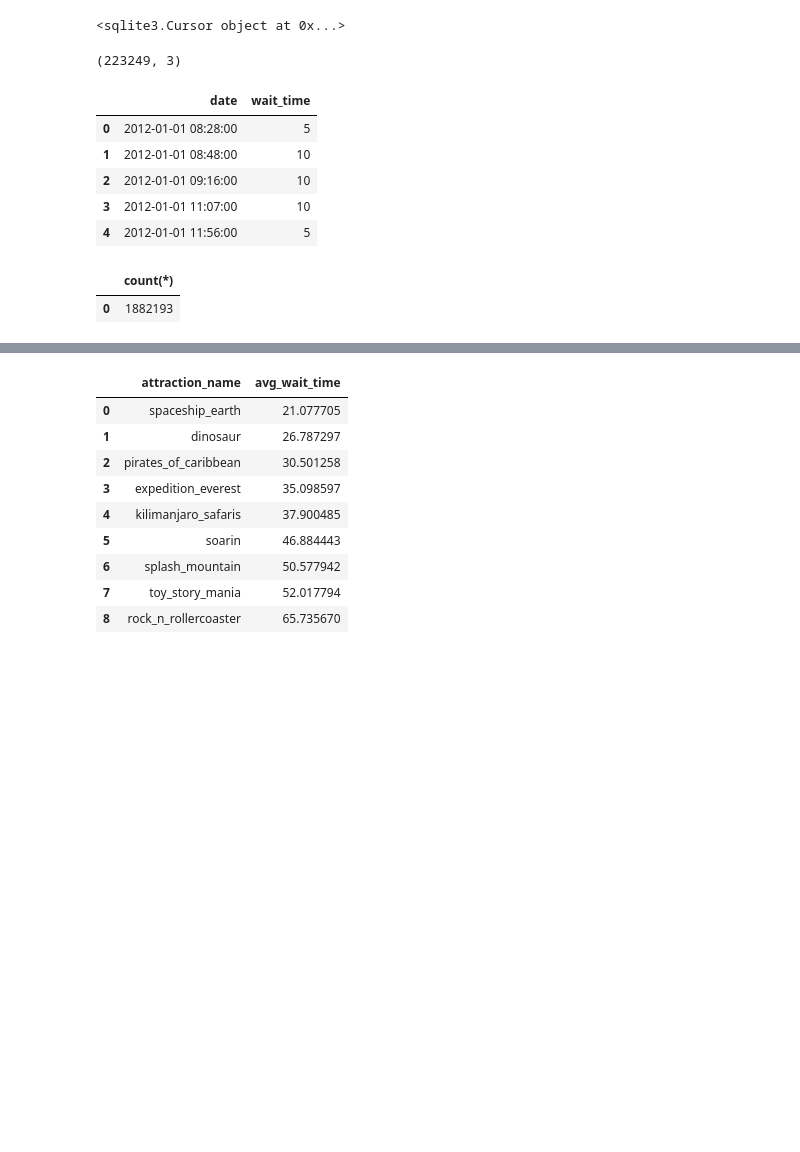
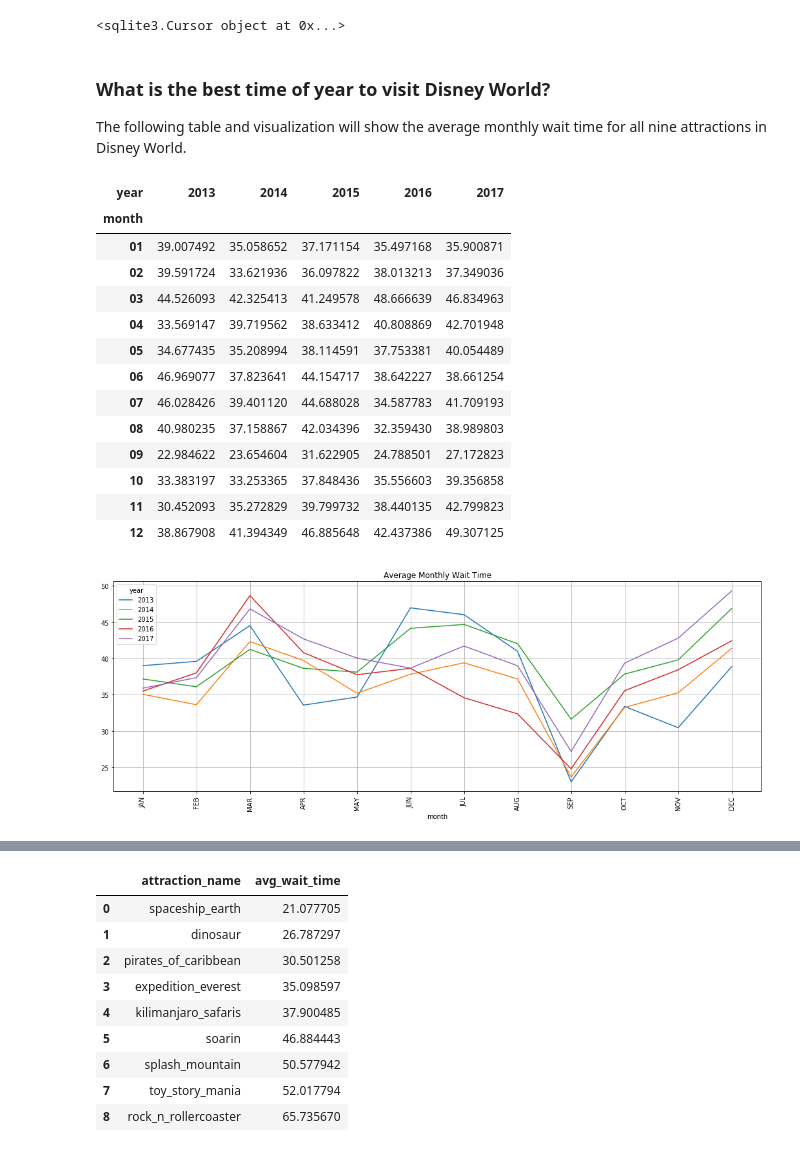
Before and after one commit to jeffkempster/codelouisville, a Jupyter notebook: Disney Wait Times.ipynb, the cells around one changed output, grey strips where cells are left out. Saved outputs shown, nothing was run; the diff lists cells and outputs as text; code cells hidden in the pictures; blank space fills up the shorter version.

```diff
--- a/Disney Wait Times.ipynb
+++ b/Disney Wait Times.ipynb
@@ -342,25 +346,55 @@ data = conn.execute('select * from wait_times limit 10')
 print(data)
 # %% [output]
 <sqlite3.Cursor object at 0x...>
-# %%
-df.shape
-# %% [output]
-(223249, 3)
-# %%
-con = sqlite3.connect("wait_times.db")
-wait_times_df = pd.read_sql_query("SELECT date, wait_time FROM wait_times", con)
-wait_times_df.head()
-# %% [output]
-|  | date | wait_time |
-| 0 | 2012-01-01 08:28:00 | 5 |
-| 1 | 2012-01-01 08:48:00 | 10 |
-| 2 | 2012-01-01 09:16:00 | 10 |
-| 3 | 2012-01-01 11:07:00 | 10 |
-| 4 | 2012-01-01 11:56:00 | 5 |
-# %%
-con = sqlite3.connect("wait_times.db")
-wait_times_df = pd.read_sql_query("SELECT count(*) FROM wait_times", con)
-wait_times_df
-# %% [output]
-|  | count(*) |
-| 0 | 1882193 |
+# %% [markdown]
+### What is the best time of year to visit Disney World?
+The following table and visualization will show the average monthly wait time for all nine attractions in Disney World.
+# %%
+# connect to the sqlite database
+conn = sqlite3.connect("wait_times.db")
+c = conn.cursor()
+
+# SQL average by month between dates
+sql = """
+SELECT strftime('%Y', date) as year,
+       strftime('%m', date) as month,
+       avg(wait_time) as avg_wait_time
+FROM wait_times
+WHERE wait_time > 0
+AND date between '2013-01-01' and '2017-12-31'
+GROUP BY year, month
+ORDER BY year, month
+"""
+
+# this will return a long list of the results
+average_by_year_df = pd.read_sql_query(sql, conn)
+
+# pivot on year to create a grid of resutls by year
+# this will setup the data for the line plot
+average_by_year_df = average_by_year_df.pivot(index='month', columns='year', values='avg_wait_time')
+
+# table view of the data
+display(average_by_year_df)
+
+# visualization of the data with a line chart
+ax = average_by_year_df.plot(figsize=(18,6))
+ax.set_xticks(range(len(average_by_year_df)))
+ax.set_xticklabels(["JAN", "FEB", "MAR", "APR", "MAY", "JUN", "JUL", "AUG", "SEP", "OCT", "NOV", "DEC"], rotation=90);
+ax.set_title('Average Monthly Wait Time')
+ax.grid(True)
+# %% [output]
+| year | 2013 | 2014 | 2015 | 2016 | 2017 |
+| month |  |  |  |  |  |
+| 01 | 39.007492 | 35.058652 | 37.171154 | 35.497168 | 35.900871 |
+| 02 | 39.591724 | 33.621936 | 36.097822 | 38.013213 | 37.349036 |
+| 03 | 44.526093 | 42.325413 | 41.249578 | 48.666639 | 46.834963 |
+| 04 | 33.569147 | 39.719562 | 38.633412 | 40.808869 | 42.701948 |
+| 05 | 34.677435 | 35.208994 | 38.114591 | 37.753381 | 40.054489 |
+| 06 | 46.969077 | 37.823641 | 44.154717 | 38.642227 | 38.661254 |
+| 07 | 46.028426 | 39.401120 | 44.688028 | 34.587783 | 41.709193 |
+| 08 | 40.980235 | 37.158867 | 42.034396 | 32.359430 | 38.989803 |
+| 09 | 22.984622 | 23.654604 | 31.622905 | 24.788501 | 27.172823 |
+| 10 | 33.383197 | 33.253365 | 37.848436 | 35.556603 | 39.356858 |
+| 11 | 30.452093 | 35.272829 | 39.799732 | 38.440135 | 42.799823 |
+| 12 | 38.867908 | 41.394349 | 46.885648 | 42.437386 | 49.307125 |
+[figure, added]
```
Also changed, not shown: parts of 6 cells of this notebook.
